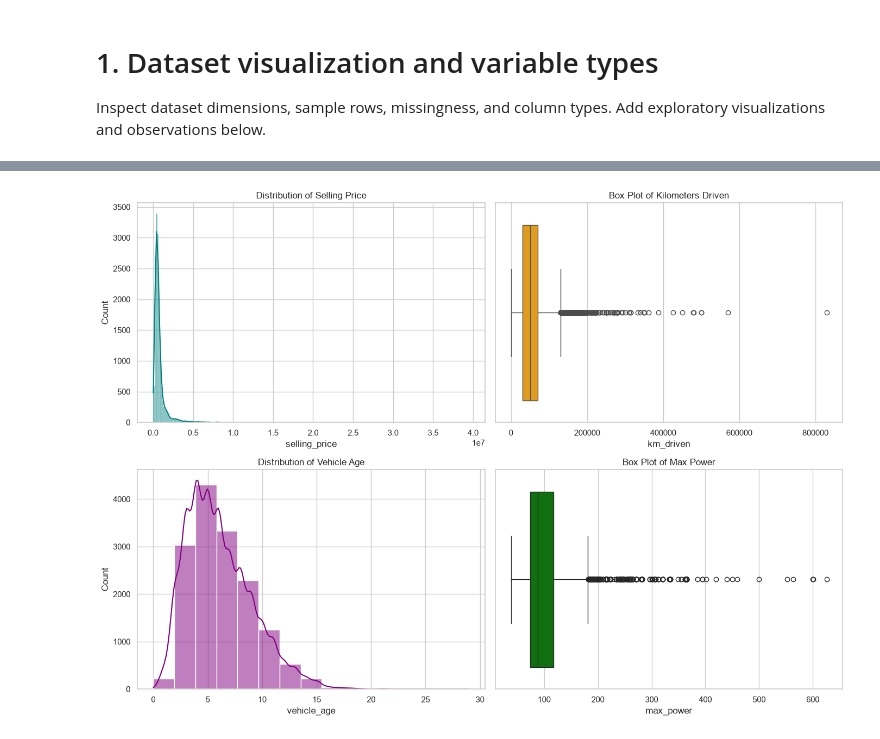
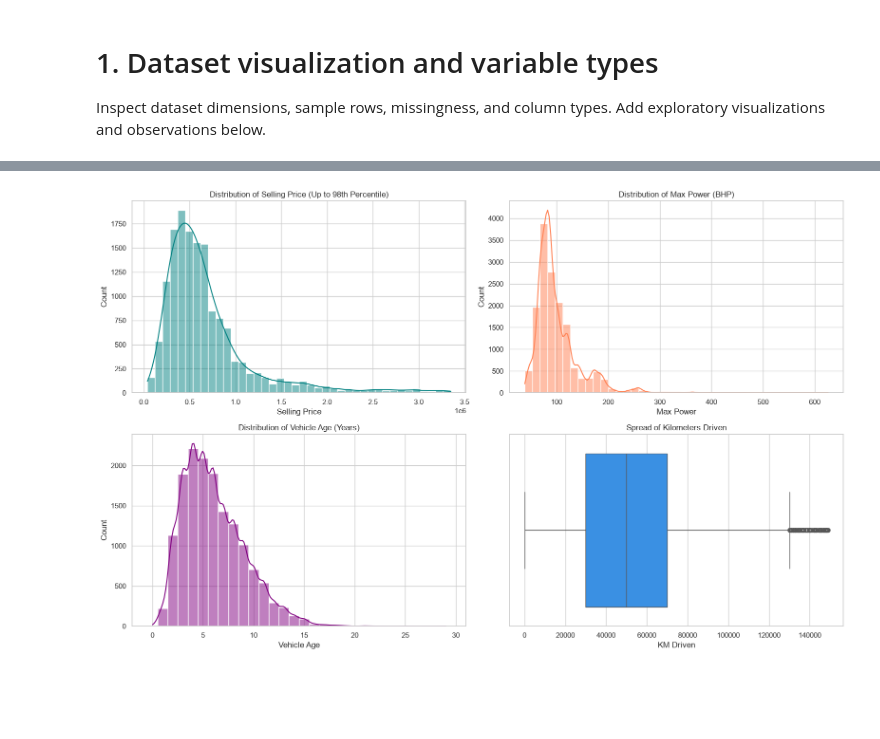
Before and after one commit to Data-six6/car_price_prediction, a Jupyter notebook: Car_Sale_Analysis/notebooks/01_dataset_visualization.ipynb, the cells around one changed output, grey strips where cells are left out. Cells and saved outputs as stored; diff of their text form; code cells hidden in the pictures; blank space fills up the shorter version.

```diff
--- a/Car_Sale_Analysis/notebooks/01_dataset_visualization.ipynb
+++ b/Car_Sale_Analysis/notebooks/01_dataset_visualization.ipynb
@@ -7,14 +7,15 @@ import pandas as pd
 import matplotlib.pyplot as plt
 import seaborn as sns
 
-# Set style for cleaner visualizations
-sns.set_theme(style="whitegrid")
+# Set professional visualization style
+sns.set_theme(style="whitegrid", palette="muted")
 
-# Load dataset
+# Load newly cleaned dataset
 df = pd.read_csv(r'C:\Users\USER\OneDrive - Cambodia Academy of Digital Technology\Car_Sale_Analysis\car_price_prediction\Car_Sale_Analysis\data\raw\final_destination.csv')
 
-# Display basic info and first few rows
+# Verify dimensions and clean status
 print("Dataset Shape:", df.shape)
+print("\nMissing Values Check:\n", df.isnull().sum())
 df.head()
 # %% [output]
 Dataset Shape: (15229, 15)
@@ -48,21 +59,30 @@ memory usage: 2.4 MB
 # %%
-# Visualizing numerical distributions and variability
-fig, axes = plt.subplots(2, 2, figsize=(14, 10))
+fig, axes = plt.subplots(2, 2, figsize=(16, 10))
 
-sns.histplot(df['selling_price'], kde=True, ax=axes[0, 0], color='teal')
-axes[0, 0].set_title('Distribution of Selling Price')
+# 1. Selling Price Distribution (trimmed at 98th percentile for readable visualization)
+price_cap = df['selling_price'].quantile(0.98)
+sns.histplot(df[df['selling_price'] <= price_cap]['selling_price'], kde=True, ax=axes[0, 0], color='teal', bins=40)
+axes[0, 0].set_title('Distribution of Selling Price (Up to 98th Percentile)')
+axes[0, 0].set_xlabel('Selling Price')
 
-sns.boxplot(x=df['km_driven'], ax=axes[0, 1], color='orange')
-axes[0, 1].set_title('Box Plot of Kilometers Driven')
+# 2. Max Power Distribution
+sns.histplot(df['max_power'], kde=True, ax=axes[0, 1], color='coral', bins=40)
+axes[0, 1].set_title('Distribution of Max Power (BHP)')
+axes[0, 1].set_xlabel('Max Power')
 
-sns.histplot(df['vehicle_age'], kde=True, ax=axes[1, 0], color='purple', bins=15)
-axes[1, 0].set_title('Distribution of Vehicle Age')
+# 3. Vehicle Age Distribution
+sns.histplot(df['vehicle_age'], kde=True, ax=axes[1, 0], color='purple', discrete=True)
+axes[1, 0].set_title('Distribution of Vehicle Age (Years)')
+axes[1, 0].set_xlabel('Vehicle Age')
 
-sns.boxplot(x=df['max_power'], ax=axes[1, 1], color='green')
-axes[1, 1].set_title('Box Plot of Max Power')
+# 4. Kilometers Driven Box Plot (trimmed outliers for better scaling)
+km_cap = df['km_driven'].quantile(0.98)
+sns.boxplot(x=df[df['km_driven'] <= km_cap]['km_driven'], ax=axes[1, 1], color='dodgerblue')
+axes[1, 1].set_title('Spread of Kilometers Driven')
+axes[1, 1].set_xlabel('KM Driven')
 
 plt.tight_layout()
 plt.show()
 # %% [output]
-[figure, old version]
+[figure, new version]
 # %%
```
Also changed, not shown: parts of 5 cells of this notebook.
